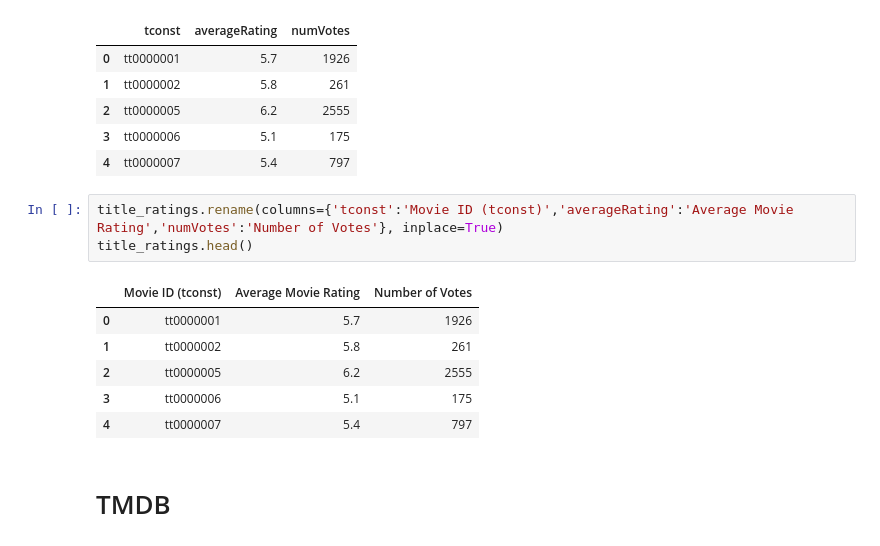
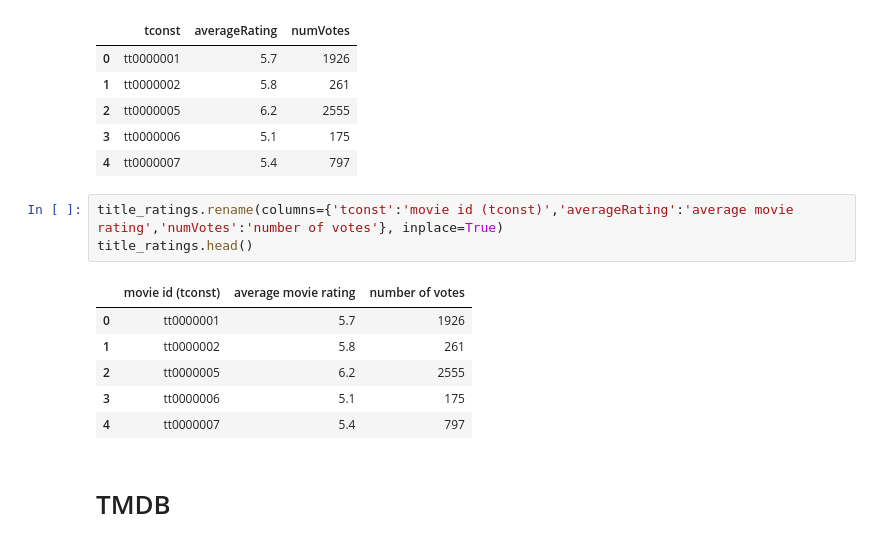
Before and after one commit to Gracey701/TMDB-Movies, a Jupyter notebook: Part 3 ETL.ipynb, the cells around one changed output. Saved outputs shown, nothing was run; the diff lists cells and outputs as text.

```diff
--- a/Part 3 ETL.ipynb
+++ b/Part 3 ETL.ipynb
@@ -225,10 +225,10 @@ memory usage: 11.0+ MB
 | 3 | tt0000006 | 5.1 | 175 |
 | 4 | tt0000007 | 5.4 | 797 |
 # %%
-title_ratings.rename(columns={'tconst':'Movie ID (tconst)','averageRating':'Average Movie Rating','numVotes':'Number of Votes'}, inplace=True)
+title_ratings.rename(columns={'tconst':'movie id (tconst)','averageRating':'average movie rating','numVotes':'number of votes'}, inplace=True)
 title_ratings.head()
 # %% [output]
-|  | Movie ID (tconst) | Average Movie Rating | Number of Votes |
+|  | movie id (tconst) | average movie rating | number of votes |
 | 0 | tt0000001 | 5.7 | 1926 |
 | 1 | tt0000002 | 5.8 | 261 |
 | 2 | tt0000005 | 6.2 | 2555 |
```
Also changed, not shown: parts of 26 cells of this notebook, 1 other file.
